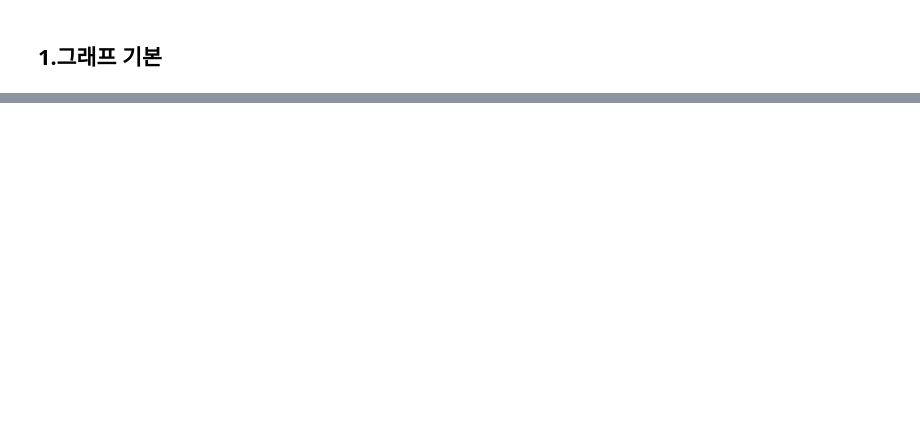
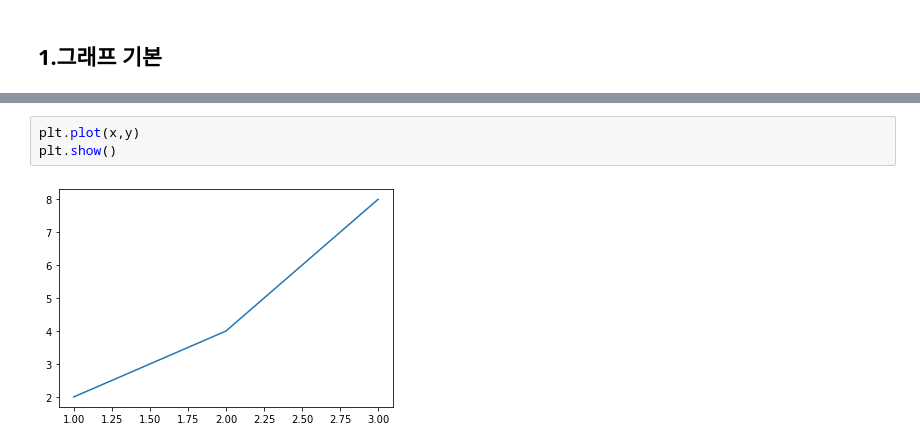
Before and after one commit to Lion-Heart-KR/DataAnalysisAndVisualization, a Jupyter notebook: Matplotlib/01.기본.ipynb, the cells around one changed output, grey strips where cells are left out. Drawn from its saved outputs; the diff is of its cells as text; blank space fills up the shorter version.

```diff
--- a/Matplotlib/01.기본.ipynb
+++ b/Matplotlib/01.기본.ipynb
@@ -13,0 +20,5 @@ AttributeError: module 'matplotlib' has no attribute 'plot'
+# %%
+plt.plot(x,y)
+plt.show()
+# %% [output]
+[figure, added]
```
Also changed, not shown: parts of 11 cells of this notebook, 8 other files.
